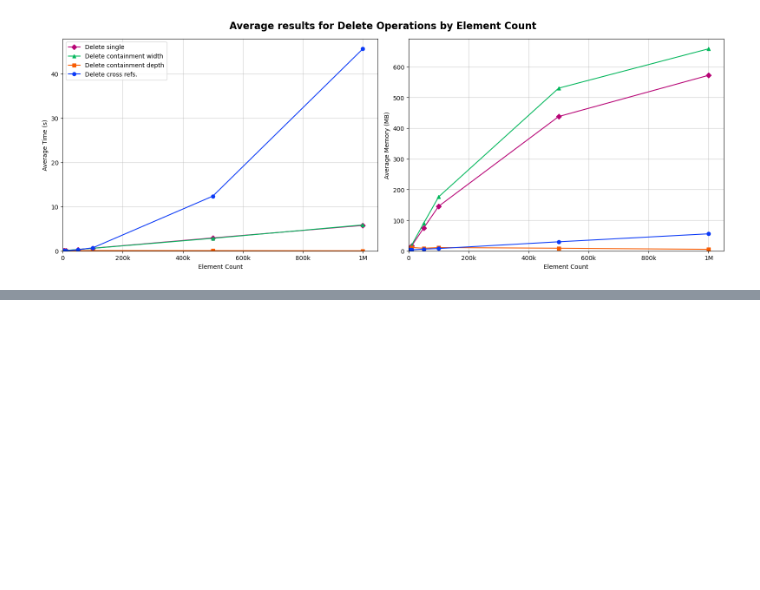
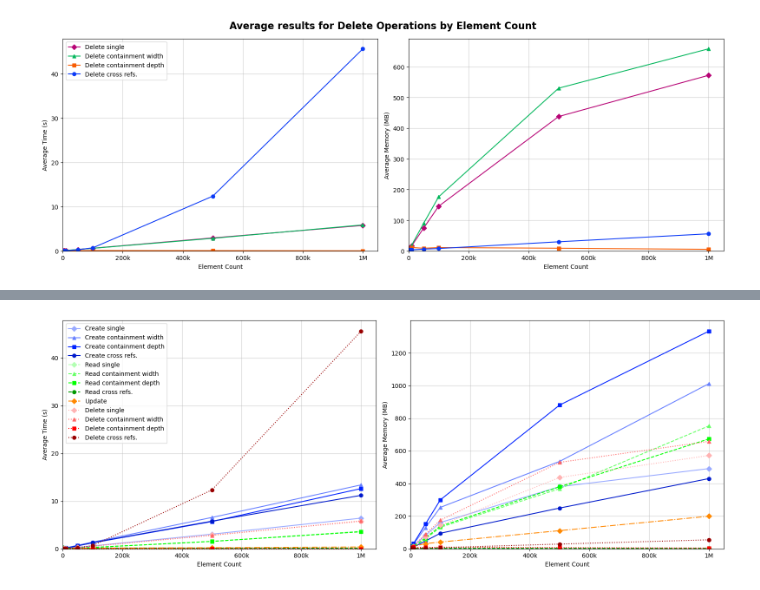
Before and after one commit to geodes-sms/NeoModelingFramework, a Jupyter notebook: ECMFA-2026-Evaluation/analysis/RQ2-results-analysis.ipynb, the cells around one changed output, grey strips where cells are left out. Cells and saved outputs as stored; diff of their text form; code cells hidden in the pictures; blank space fills up the shorter version.

Commit message:
re generating some charts

```diff
--- a/ECMFA-2026-Evaluation/analysis/RQ2-results-analysis.ipynb
+++ b/ECMFA-2026-Evaluation/analysis/RQ2-results-analysis.ipynb
@@ -1291,0 +1294,86 @@ plt.show()
+# %%
+import matplotlib.pyplot as plt
+from matplotlib.ticker import FuncFormatter
+
+# Compute averages for all dataframes
+c_avg_r = create_cross_ref_run.groupby('element_count').agg({'time':'mean', 'mem':'mean'}).reset_index()
+c_avg_d = create_containment_d_runs.groupby('element_count').agg({'time':'mean', 'mem':'mean'}).reset_index()
+c_avg_w = create_containment_runs.groupby('element_count').agg({'time':'mean', 'mem':'mean'}).reset_index()
+c_avg_s = create_runs.groupby('element_count').agg({'time':'mean', 'mem':'mean'}).reset_index()
+
+r_avg_r = read_cross_ref_runs.groupby('element_count').agg({'time':'mean', 'mem':'mean'}).reset_index()
+r_avg_d = read_c_d_runs.groupby('element_count').agg({'time':'mean', 'mem':'mean'}).reset_index()
+r_avg_w = read_c_w_runs.groupby('element_count').agg({'time':'mean', 'mem':'mean'}).reset_index()
+r_avg_s = read_runs.groupby('element_count').agg({'time':'mean', 'mem':'mean'}).reset_index()
+
+u_avg = update_runs.groupby('element_count').agg({'time':'mean', 'mem':'mean'}).reset_index()
+
+d_avg_r = delete_c_r_runs.groupby('element_count').agg({'time':'mean', 'mem':'mean'}).reset_index()
+d_avg_d = delete_c_d_runs.groupby('element_count').agg({'time':'mean', 'mem':'mean'}).reset_index()
+d_avg_w = delete_c_w_runs.groupby('element_count').agg({'time':'mean', 'mem':'mean'}).reset_index()
+d_avg_s = delete_s_runs.groupby('element_count').agg({'time':'mean', 'mem':'mean'}).reset_index()
+
+# Convert units: time ms -> s, memory KB -> MB
+for df in [c_avg_r, c_avg_d, c_avg_w, c_avg_s, r_avg_r, r_avg_d, r_avg_w, r_avg_s,u_avg, d_avg_r, d_avg_d, d_avg_w, d_avg_s]:
+    df['time'] = df['time'] / 1000       # ms to seconds
+    df['mem'] = df['mem'] / 1024         # KB to MB
+
+fig, axes = plt.subplots(1, 2, figsize=(16, 6))
+
+# Colors and markers for each dataset
+# Assign unique (marker, linestyle) per operation type
+datasets = [
+    # CREATE
+    (c_avg_s, "#99AAFF", 'D', '-', 'Create single'),
+    (c_avg_w, "#667FFF", '^', '-', 'Create containment width'),
+    (c_avg_d, '#0022FF', 's', '-', 'Create containment depth'),
+    (c_avg_r, '#001ACC', 'o', '-', 'Create cross refs.'),
+
+    # READ
+    (r_avg_s, '#B3FFB3', 'D', '--', 'Read single'),
+    (r_avg_w, '#66FF66', '^', '--', 'Read containment width'),
+    (r_avg_d, '#00FF00', 's', '--', 'Read containment depth'),
+    (r_avg_r, '#009900', 'o', '--', 'Read cross refs.'),
+
+    # UPDATE
+    (u_avg, "#FF8800", 'D', '-.', 'Update'),
+
+    # DELETE
+    (d_avg_s, '#FFB3B3', 'D', ':', 'Delete single'),
+    (d_avg_w, '#FF6666', '^', ':', 'Delete containment width'),
+    (d_avg_d, '#FF0000', 's', ':', 'Delete containment depth'),
+    (d_avg_r, '#990000', 'o', ':', 'Delete cross refs.'),
+]
+
+
+# Plot average time
+for df, color, marker, linestyle, label in datasets:
+    axes[0].plot(df['element_count'], df['time'],
+                 marker=marker, linestyle=linestyle, color=color, label=label)
+
+
+axes[0].set_xlabel('Element Count')
+axes[0].set_ylabel('Average Time (s)')
+axes[0].grid(True, alpha=0.6)
+axes[0].xaxis.set_major_formatter(get_short_number_formatter())
+axes[0].legend()
+
+# Plot average memory
+for df, color, marker, linestyle, label in datasets:
+    axes[1].plot(df['element_count'], df['mem'],
+                 marker=marker, linestyle=linestyle, color=color, label=label)
+axes[1].set_xlabel('Element Count')
+axes[1].set_ylabel('Average Memory (MB)')
+axes[1].grid(True, alpha=0.6)
+axes[1].xaxis.set_major_formatter(get_short_number_formatter())
+axes[0].set_ylim(bottom=0)
+axes[1].set_ylim(bottom=0)
+axes[0].set_xlim(left=0)
+axes[1].set_xlim(left=0)
+
+# plt.suptitle('Average results for Delete Operations by Element Count', fontsize=16, fontweight='bold')
+plt.tight_layout()
+plt.savefig("img/rq2avg.pdf", format='pdf', bbox_inches='tight')
+plt.show()
+# %% [output]
+[figure, added]
```
Also changed, not shown: parts of 2 cells of this notebook, 18 other files.
